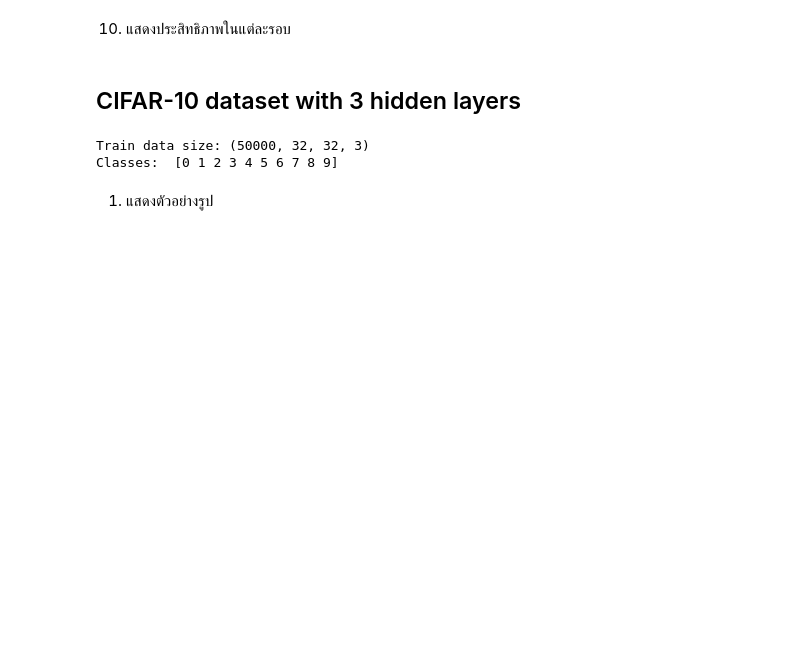
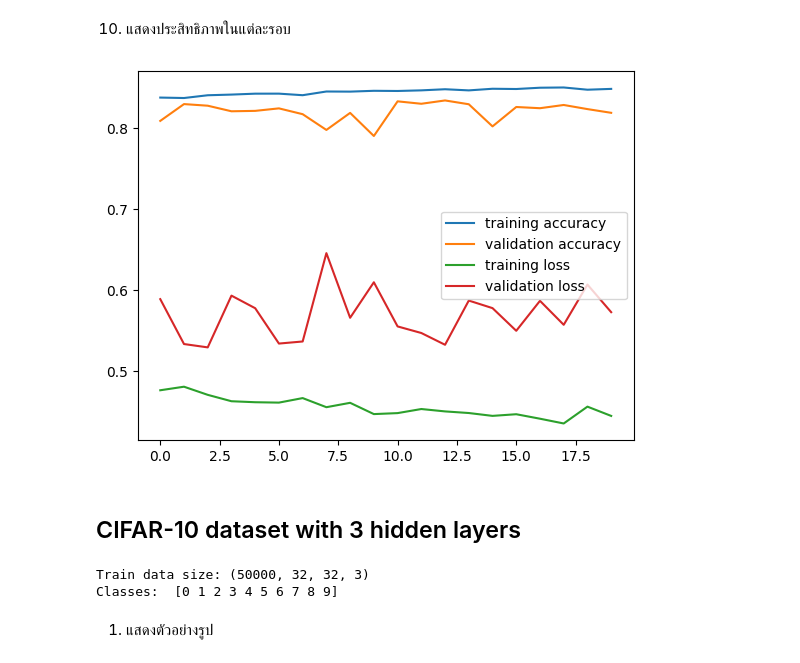
Before and after one commit to rattawitdev/PROGRAMMING-FOR-DATA-SCIENCE, a Jupyter notebook: Assignment5/Ass5-ML-65130701717.ipynb, the cells around one changed output. Saved outputs shown, nothing was run; the diff lists cells and outputs as text; code cells hidden in the pictures; blank space fills up the shorter version.

```diff
--- a/Assignment5/Ass5-ML-65130701717.ipynb
+++ b/Assignment5/Ass5-ML-65130701717.ipynb
@@ -94,4 +164,4 @@ print(eval)
 * กำหนด epoch จำนวน 20 รอบ
 * validation_data=(x_test,y_test)
 # %%
-model.fit(x_train, y_train, epochs=...., validation_data=...)
+model.fit(x_train, y_train, epochs=20, validation_data=(x_test,y_test))
@@ -100,11 +191,13 @@ model.fit(x_train, y_train, epochs=...., validation_data=...)
 # %%
 
 plt.plot(model.history.history['accuracy'], label='training accuracy')
-plt.plot(model.history.history[...], label='validation accuracy')
-plt.plot(model.history.history[...], label='training loss')
-plt.plot(model.history.history[...], label='validation loss')
+plt.plot(model.history.history['val_accuracy'], label='validation accuracy')
+plt.plot(model.history.history['loss'], label='training loss')
+plt.plot(model.history.history['val_loss'], label='validation loss')
 plt.legend()
 plt.show()
+# %% [output]
+[figure, added]
 # %% [markdown]
 ## CIFAR-10 dataset with 3 hidden layers
 # %%
```
Also changed, not shown: parts of 23 cells of this notebook.
